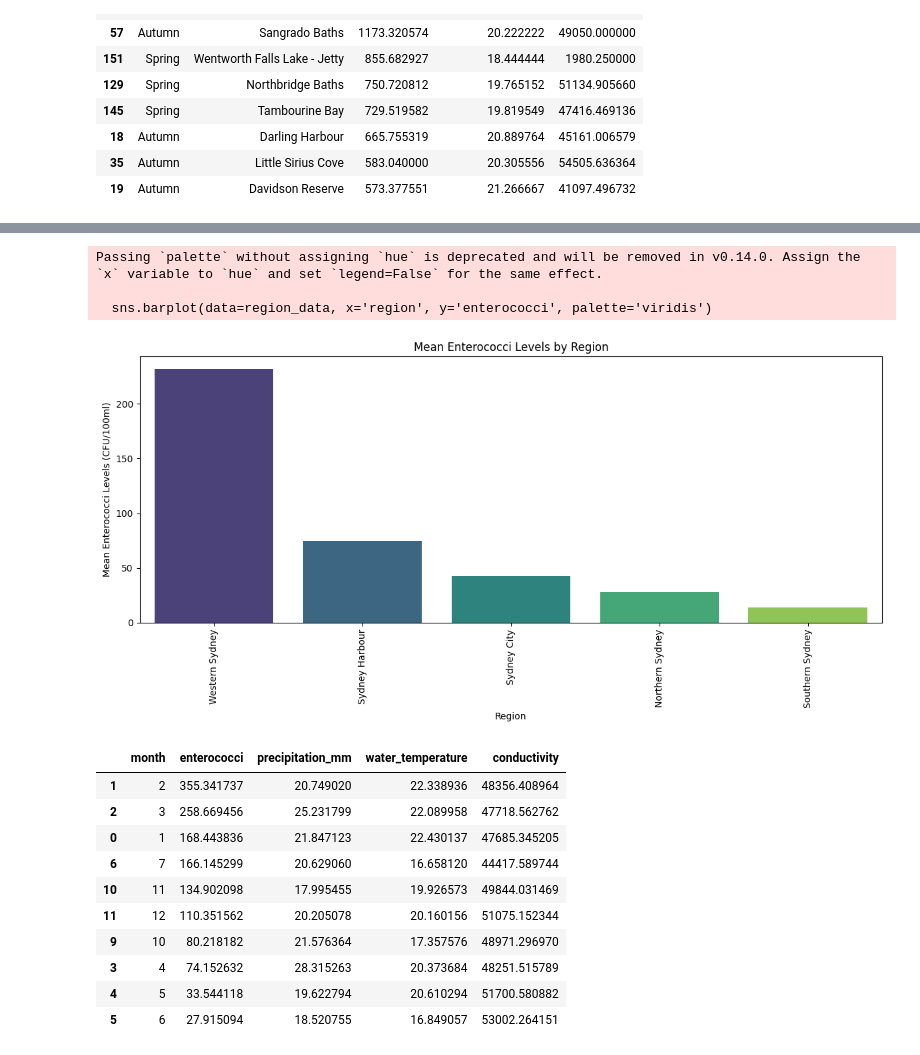
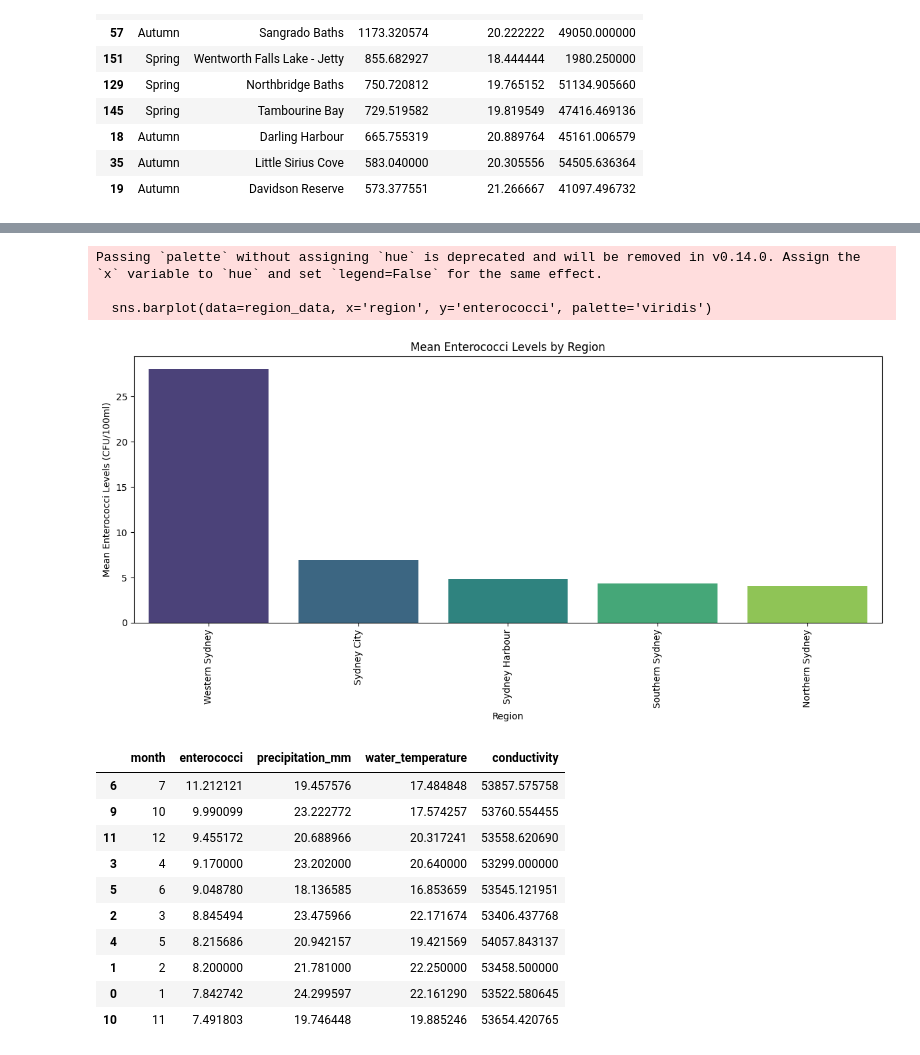
Before and after one commit to ipktpz/beach_water_quality, a Jupyter notebook: sydney_water_quality.ipynb, the cells around one changed output, grey strips where cells are left out. Saved outputs shown, nothing was run; the diff lists cells and outputs as text; code cells hidden in the pictures.

```diff
--- a/sydney_water_quality.ipynb
+++ b/sydney_water_quality.ipynb
@@ -161,0 +106,35 @@ merged_data.sample(10)
+# %%
+# filter for common dates
+common_dates = water_quality[water_quality['date'].isin(weather['date'])]
+
+# Merge water quality with weather data on date but only take precipitation
+common_dates = common_dates.merge(weather[['date', 'precipitation_mm']], on='date', how='inner')
+
+# keep only relevant columns
+merged_data = common_dates[['date', 'beach', 'council', 'region', 'enterococci', 'water_temperature', 'conductivity',
+                            'latitude', 'longitude', 'precipitation_mm']]
+
+# Save the merged data to a new CSV file
+merged_data.to_csv('merged_water_quality_weather.csv', index=False)
+
+# remove rows with NaN values
+
+merged_data = merged_data.dropna().copy()
+
+# remove outliers
+def remove_outliers(df, column):
+    q1 = df[column].quantile(0.25)
+    q3 = df[column].quantile(0.75)
+    iqr = q3 - q1
+    lower_bound = q1 - 1.5 * iqr
+    upper_bound = q3 + 1.5 * iqr
+    return df[(df[column] >= lower_bound) & (df[column] <= upper_bound)]
+merged_data = remove_outliers(merged_data, 'enterococci')
+merged_data = remove_outliers(merged_data, 'water_temperature')
+merged_data = remove_outliers(merged_data, 'conductivity')
+
+# Save the cleaned merged data to a new CSV file
+merged_data.to_csv('cleaned_merged_water_quality_weather.csv', index=False)
+
+# Display the first few rows of the cleaned merged data
+print(merged_data.head())
@@ -162,8 +162,8 @@ merged_data.sample(10)
 # %%
 # Are there noticeable improvements or declines in water quality over the years?
 
-water_quality['year'] = water_quality['date'].dt.year
-yearly_trends = water_quality.groupby(['year', 'beach']).agg({
+merged_data['year'] = merged_data['date'].dt.year
+yearly_trends = merged_data.groupby(['year', 'beach']).agg({
     'enterococci': 'mean',
 }).reset_index()
 yearly_trends = yearly_trends.sort_values(by=['year', 'enterococci'], ascending=[True, False])
@@ -204,6 +204,6 @@ Passing `palette` without assigning `hue` is deprecated and will be removed in v
 # %%
 # What is the distribution of enterococci levels across different regions?
-region_data = merged_data_clean.groupby('region').agg({'enterococci': 'mean'}).reset_index().sort_values(by='enterococci', ascending=False).head(10)
+region_data = merged_data.groupby('region').agg({'enterococci': 'mean'}).reset_index().sort_values(by='enterococci', ascending=False).head(10)
 # Visualizing the distribution of enterococci levels across regions
 plt.figure(figsize=(12, 6))
 sns.barplot(data=region_data, x='region', y='enterococci', palette='viridis')
@@ -217,7 +217,7 @@ plt.show()
 Passing `palette` without assigning `hue` is deprecated and will be removed in v0.14.0. Assign the `x` variable to `hue` and set `legend=False` for the same effect.
 
   sns.barplot(data=region_data, x='region', y='enterococci', palette='viridis')
-[figure, old version]
+[figure, new version]
 # %%
 
 # Does water temperature or conductivity correlate with enterococci levels?
@@ -233,22 +226,23 @@ merged_data_clean['site_type'] = merged_data_clean['beach'].apply(lambda x: 'Coa
 # %%
 # Do certain months with high rainfall consistently have worse water quality?
-rainfall_quality = merged_data_clean[merged_data_clean['precipitation_mm'] > 10].groupby('month').agg({
+merged_data['month'] = merged_data['date'].dt.month
+rainfall_quality = merged_data[merged_data['precipitation_mm'] > 10].groupby('month').agg({
     'enterococci': 'mean',
     'precipitation_mm': 'mean',
     'water_temperature': 'mean',
     'conductivity': 'mean'
 }).reset_index()
 rainfall_quality = rainfall_quality.sort_values(by='enterococci', ascending=False)
 rainfall_quality.head(10)
 # %% [output]
 |  | month | enterococci | precipitation_mm | water_temperature | conductivity |
-| 1 | 2 | 355.341737 | 20.749020 | 22.338936 | 48356.408964 |
-| 2 | 3 | 258.669456 | 25.231799 | 22.089958 | 47718.562762 |
-| 0 | 1 | 168.443836 | 21.847123 | 22.430137 | 47685.345205 |
-| 6 | 7 | 166.145299 | 20.629060 | 16.658120 | 44417.589744 |
-| 10 | 11 | 134.902098 | 17.995455 | 19.926573 | 49844.031469 |
-| 11 | 12 | 110.351562 | 20.205078 | 20.160156 | 51075.152344 |
-| 9 | 10 | 80.218182 | 21.576364 | 17.357576 | 48971.296970 |
-| 3 | 4 | 74.152632 | 28.315263 | 20.373684 | 48251.515789 |
-| 4 | 5 | 33.544118 | 19.622794 | 20.610294 | 51700.580882 |
-| 5 | 6 | 27.915094 | 18.520755 | 16.849057 | 53002.264151 |
+| 6 | 7 | 11.212121 | 19.457576 | 17.484848 | 53857.575758 |
+| 9 | 10 | 9.990099 | 23.222772 | 17.574257 | 53760.554455 |
+| 11 | 12 | 9.455172 | 20.688966 | 20.317241 | 53558.620690 |
+| 3 | 4 | 9.170000 | 23.202000 | 20.640000 | 53299.000000 |
+| 5 | 6 | 9.048780 | 18.136585 | 16.853659 | 53545.121951 |
+| 2 | 3 | 8.845494 | 23.475966 | 22.171674 | 53406.437768 |
+| 4 | 5 | 8.215686 | 20.942157 | 19.421569 | 54057.843137 |
+| 1 | 2 | 8.200000 | 21.781000 | 22.250000 | 53458.500000 |
+| 0 | 1 | 7.842742 | 24.299597 | 22.161290 | 53522.580645 |
+| 10 | 11 | 7.491803 | 19.746448 | 19.885246 | 53654.420765 |
```
Also changed, not shown: parts of 11 cells of this notebook, 3 other files.
